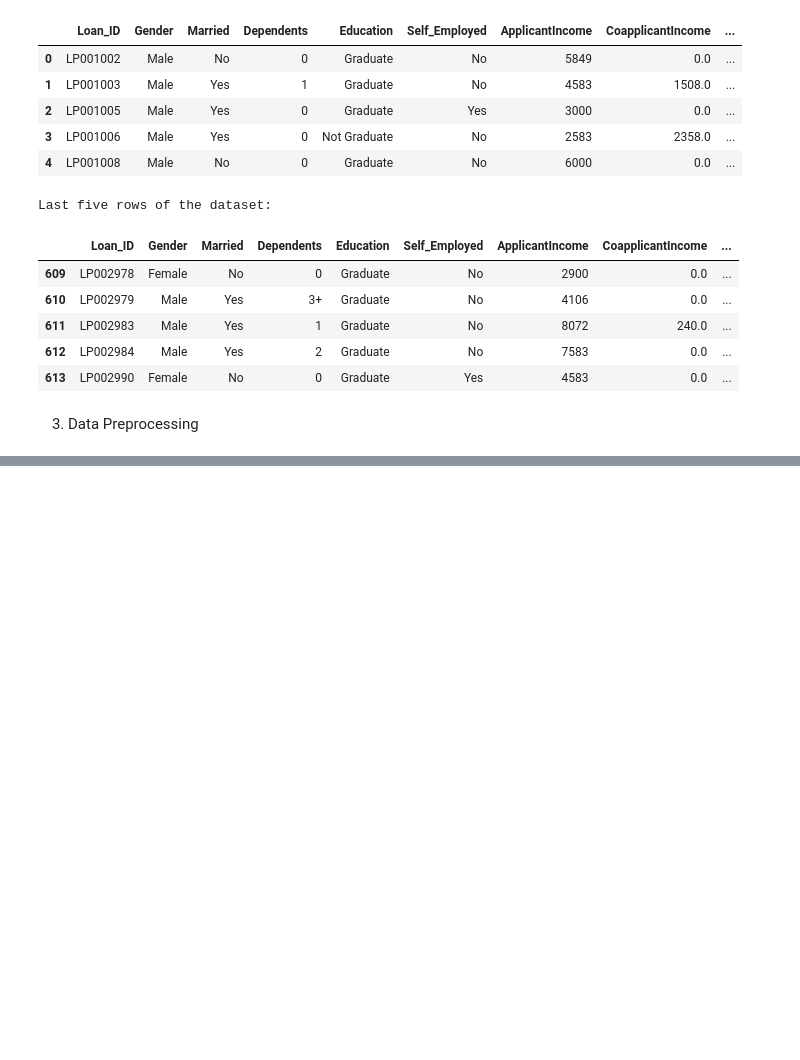
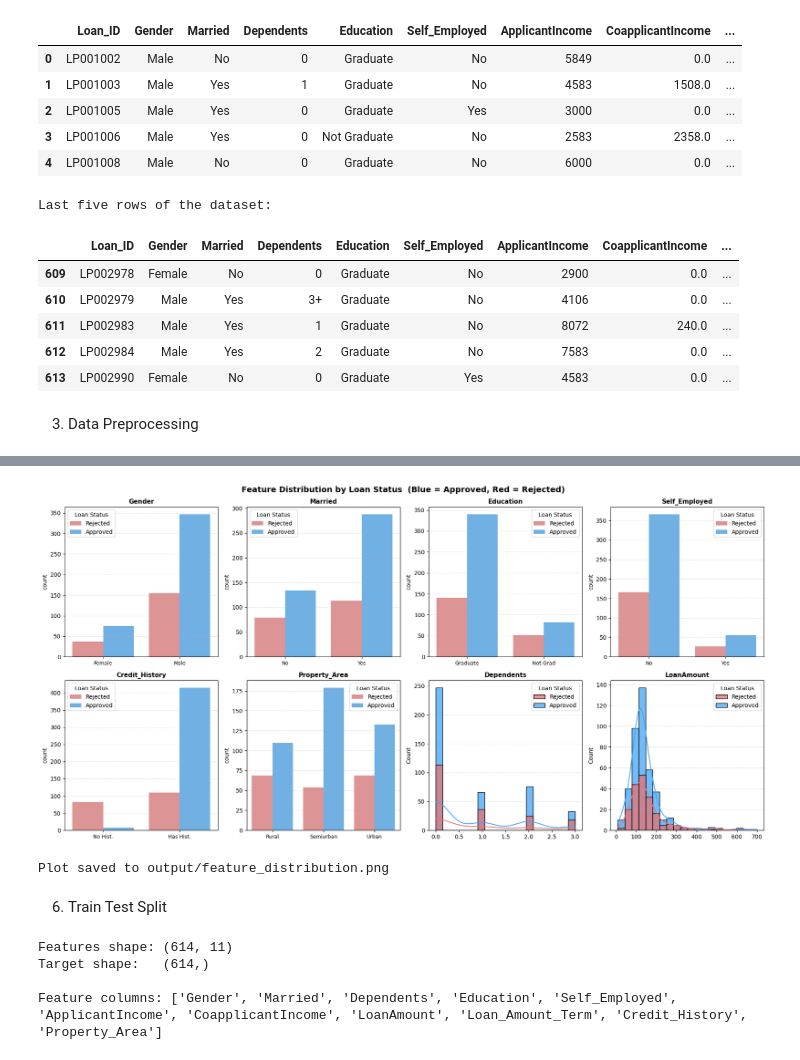
Before and after one commit to VjUdbhav/Loan-Status-Prediction, a Jupyter notebook: Loan_Status_Prediction.ipynb, the cells around one changed output, grey strips where cells are left out. Saved outputs shown, nothing was run; the diff lists cells and outputs as text; code cells hidden in the pictures; blank space fills up the shorter version.

Commit message:
Performed EDA and Train Test Split on dataset

```diff
--- a/Loan_Status_Prediction.ipynb
+++ b/Loan_Status_Prediction.ipynb
@@ -43,0 +193,57 @@ Last five rows of the dataset:
+# %%
+palette = {0: '#E57373', 1: '#42A5F5'}
+
+fig, axes = plt.subplots(2, 4, figsize=(18, 9))
+fig.suptitle("Feature Distribution by Loan Status  (Blue = Approved, Red = Rejected)",
+             fontsize=14, fontweight='bold')
+
+features  = ['Gender', 'Married', 'Education', 'Self_Employed',
+             'Credit_History', 'Property_Area', 'Dependents', 'LoanAmount']
+xtick_map = {
+    'Gender':        ['Female', 'Male'],
+    'Married':       ['No', 'Yes'],
+    'Education':     ['Graduate', 'Not Grad'],
+    'Self_Employed': ['No', 'Yes'],
+    'Credit_History':['No Hist.', 'Has Hist.'],
+    'Property_Area': ['Rural', 'Semiurban', 'Urban'],
+}
+
+for ax, feat in zip(axes.flat, features):
+    if feat in ['LoanAmount', 'Dependents']:
+        sns.histplot(data=loan, x=feat, hue='Loan_Status', ax=ax,
+                     palette=palette, kde=True, bins=20, alpha=0.75)
+    else:
+        sns.countplot(data=loan, x=feat, hue='Loan_Status', ax=ax,
+                      palette=palette, alpha=0.85)
+        if feat in xtick_map:
+            ax.set_xticklabels(xtick_map[feat], fontsize=9)
+    ax.set_title(feat, fontsize=11, fontweight='bold')
+    ax.set_xlabel('')
+    legend = ax.get_legend()
+    if legend:
+        legend.set_title('Loan Status')
+        for t, lbl in zip(legend.texts, ['Rejected', 'Approved']):
+            t.set_text(lbl)
+    ax.grid(axis='y', linestyle='--', alpha=0.4)
+
+plt.tight_layout()
+plt.savefig("output/feature_distribution.png", dpi=150, bbox_inches='tight')
+plt.show()
+print("Plot saved to output/feature_distribution.png")
+# %% [output]
+[figure, added]
+Plot saved to output/feature_distribution.png
+# %% [markdown]
+6. Train Test Split
+# %%
+X = loan.drop(columns=['Loan_Status'])
+y = loan['Loan_Status']
+
+print(f"Features shape: {X.shape}")
+print(f"Target shape:   {y.shape}")
+print(f"\nFeature columns: {list(X.columns)}")
+# %% [output]
+Features shape: (614, 11)
+Target shape:   (614,)
+
+Feature columns: ['Gender', 'Married', 'Dependents', 'Education', 'Self_Employed', 'ApplicantIncome', 'CoapplicantIncome', 'LoanAmount', 'Loan_Amount_Term', 'Credit_History', 'Property_Area']
```
Also changed, not shown: parts of 12 cells of this notebook, 2 other files.
